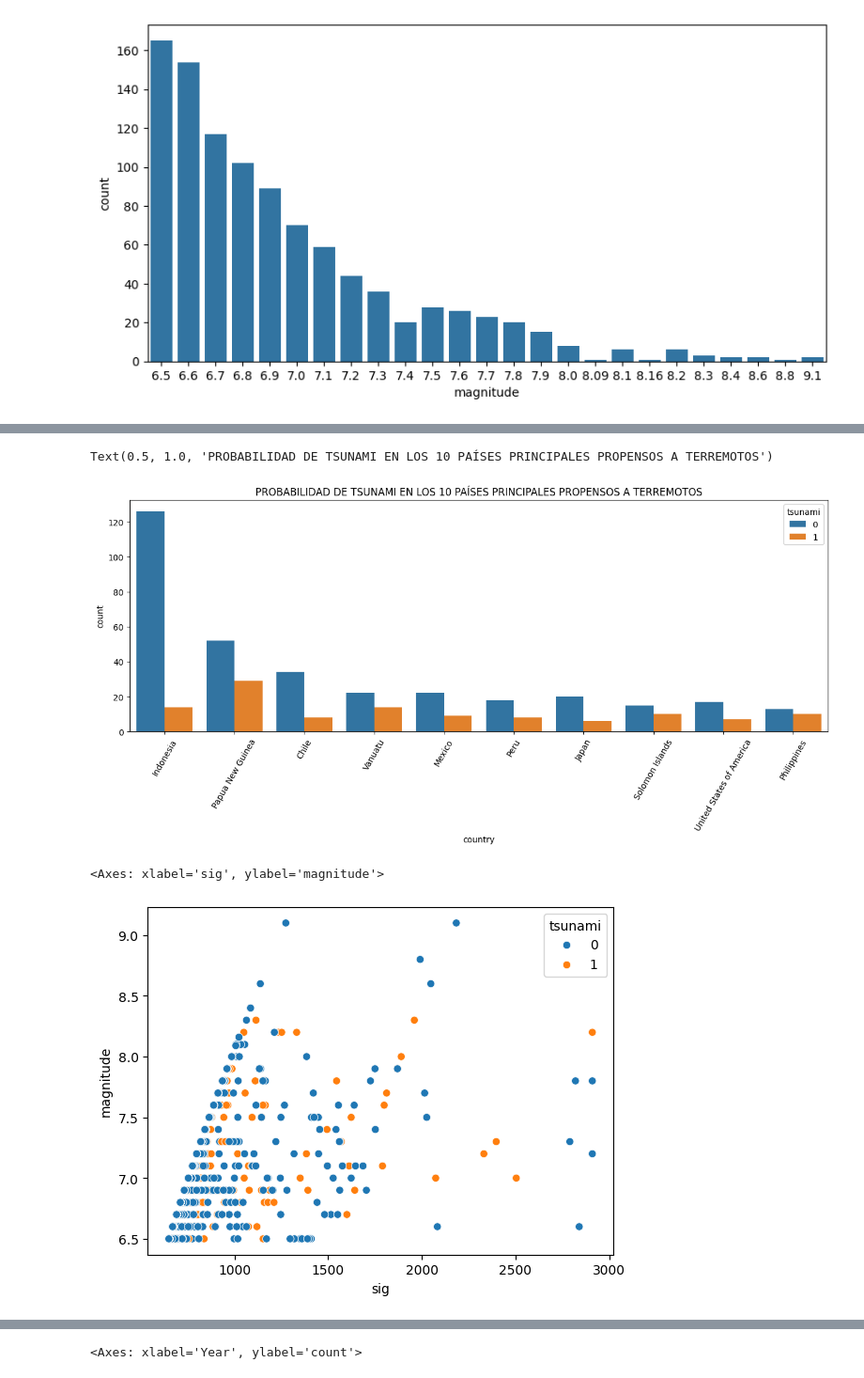
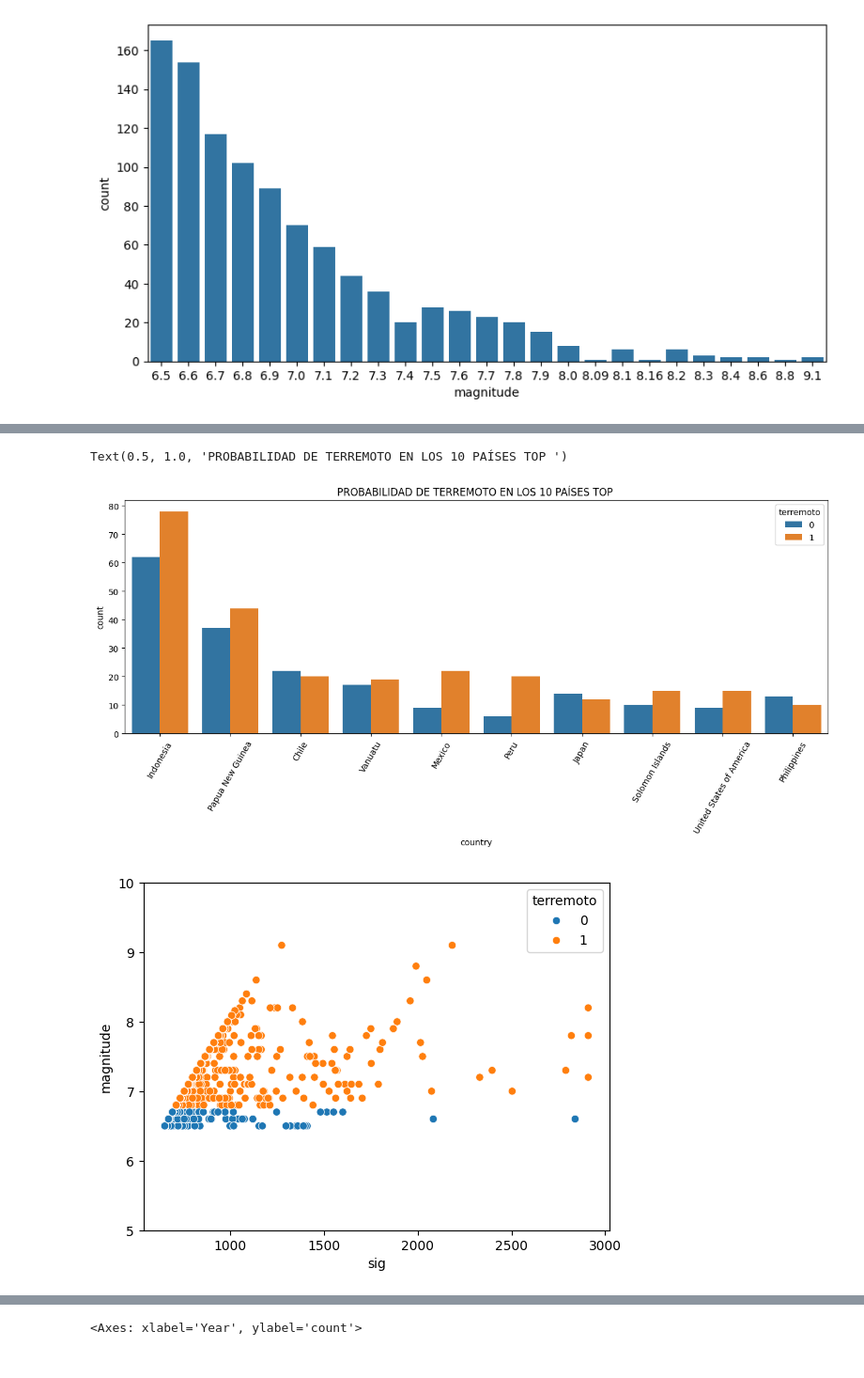
Before and after one commit to CristianLLDev/talentotech, a Jupyter notebook: Proyecto Final Regresion Logistica Terremotos/Proyecto_final_Bootcam_IA_Integrador_Terremotos_Cristian_Llanten.ipynb, the cells around one changed output, grey strips where cells are left out. Shown at 94% size. Saved outputs shown, nothing was run; the diff lists cells and outputs as text; code cells hidden in the pictures.

```diff
--- a/Proyecto Final Regresion Logistica Terremotos/Proyecto_final_Bootcam_IA_Integrador_Terremotos_Cristian_Llanten.ipynb
+++ b/Proyecto Final Regresion Logistica Terremotos/Proyecto_final_Bootcam_IA_Integrador_Terremotos_Cristian_Llanten.ipynb
@@ -10,6 +10,9 @@ import seaborn as sns
 import matplotlib.pyplot as plt
 
 df = pd.read_csv("earthquake_1995-2023.csv")
+#en la escala de Richter, un terremoto se considera significativo a partir de una magnitud de 3.5.
+umbral_terremoto = 6.8
+df['terremoto'] = np.where(df['magnitude'] >= umbral_terremoto, 1, 0)
 # %%
 pd.set_option('display.max_columns', None)
 pd.set_option('display.max_rows', None)
@@ -204,17 +206,18 @@ Text(0.5, 1.0, 'TOP 15 EARTHQUAKE PRONE COUNTRIES')
 # %%
 o=df['country'].value_counts().head(10).index
 plt.figure(figsize=(15,5))
-sns.countplot(x='country',data=df,order=o,hue='tsunami')
+sns.countplot(x='country',data=df,order=o,hue='terremoto')
 plt.xticks(rotation=60)
-plt.title('PROBABILIDAD DE TSUNAMI EN LOS 10 PAÍSES PRINCIPALES PROPENSOS A TERREMOTOS')
+plt.title('PROBABILIDAD DE TERREMOTO EN LOS 10 PAÍSES TOP ')
 #Indonesia has the highest number of earthquakes worldwide, but Papua New Guinea and Philippines  has a very high risk of tsunamis following an earthquake.
 # %% [output]
-Text(0.5, 1.0, 'PROBABILIDAD DE TSUNAMI EN LOS 10 PAÍSES PRINCIPALES PROPENSOS A TERREMOTOS')
+Text(0.5, 1.0, 'PROBABILIDAD DE TERREMOTO EN LOS 10 PAÍSES TOP ')
-[figure, old version]
+[figure, new version]
 # %%
-sns.scatterplot(x='sig',y='magnitude',data=df,hue='tsunami')
+sns.scatterplot(x='sig',y='magnitude',data=df,hue='terremoto')
+plt.ylim(5, 10)  # Ajusta los límites según tus necesidades
+plt.show()
 #the higher the magnitude higher the chance of tsunami
 # %% [output]
-<Axes: xlabel='sig', ylabel='magnitude'>
-[figure, old version]
+[figure, new version]
 # %%
```
Also changed, not shown: parts of 18 cells of this notebook.
